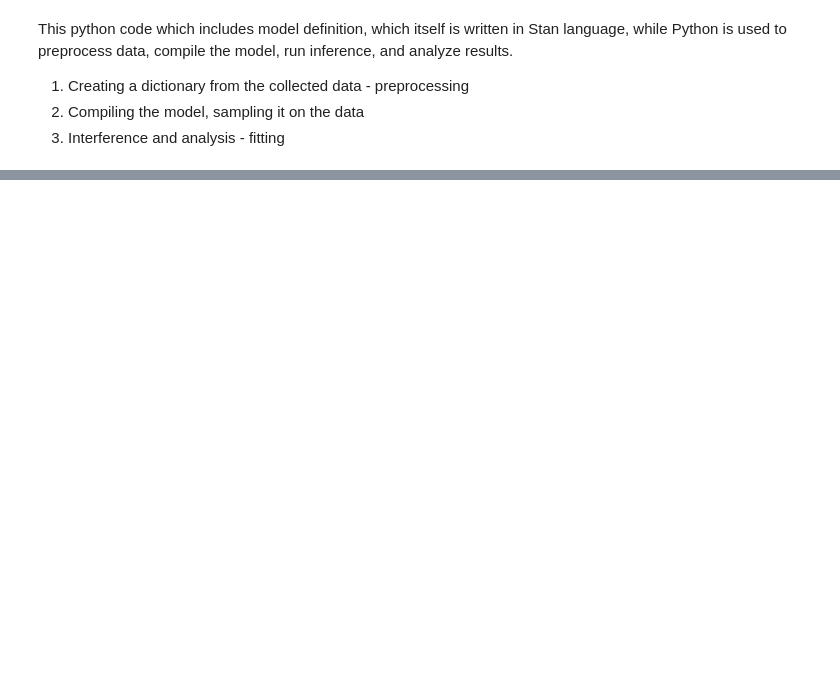
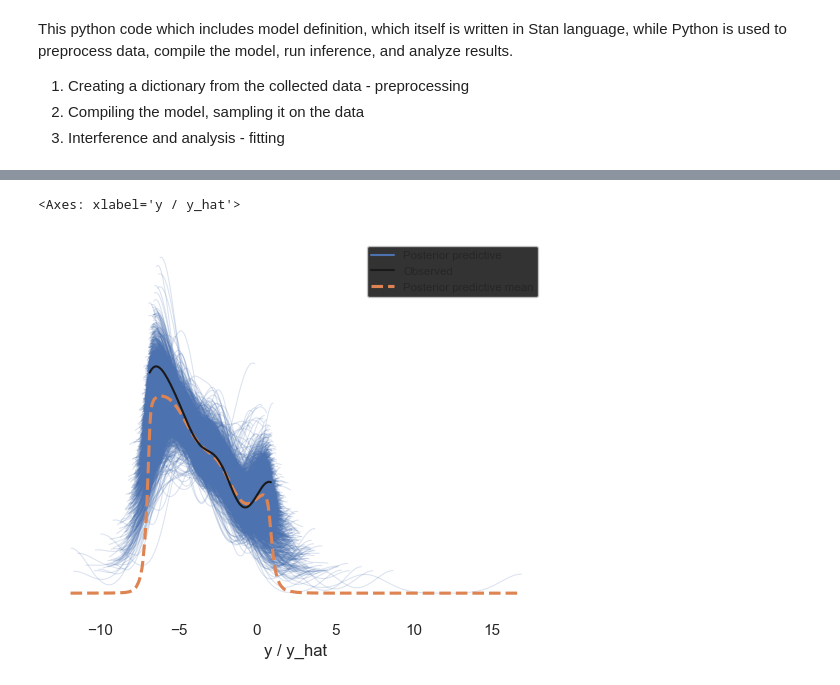
Before and after one commit to ArttuD/InstruProject, a Jupyter notebook: microrheology/microrheology_manager.ipynb, the cells around one changed output, grey strips where cells are left out. Saved outputs shown, nothing was run; the diff lists cells and outputs as text; code cells hidden in the pictures; blank space fills up the shorter version.

```diff
--- a/microrheology/microrheology_manager.ipynb
+++ b/microrheology/microrheology_manager.ipynb
@@ -298,0 +660,6 @@ Syntax error in 'C:\Users\srboval1\InstruProject\microrheology\models\model_Lind
+# %%
+az.plot_ppc(az_out["G_abs"],data_pairs={"y": "y_hat"})
+#plt.xlim([-2,2])
+# %% [output]
+<Axes: xlabel='y / y_hat'>
+[figure, added]
```
Also changed, not shown: parts of 19 cells of this notebook, 1 other file.
